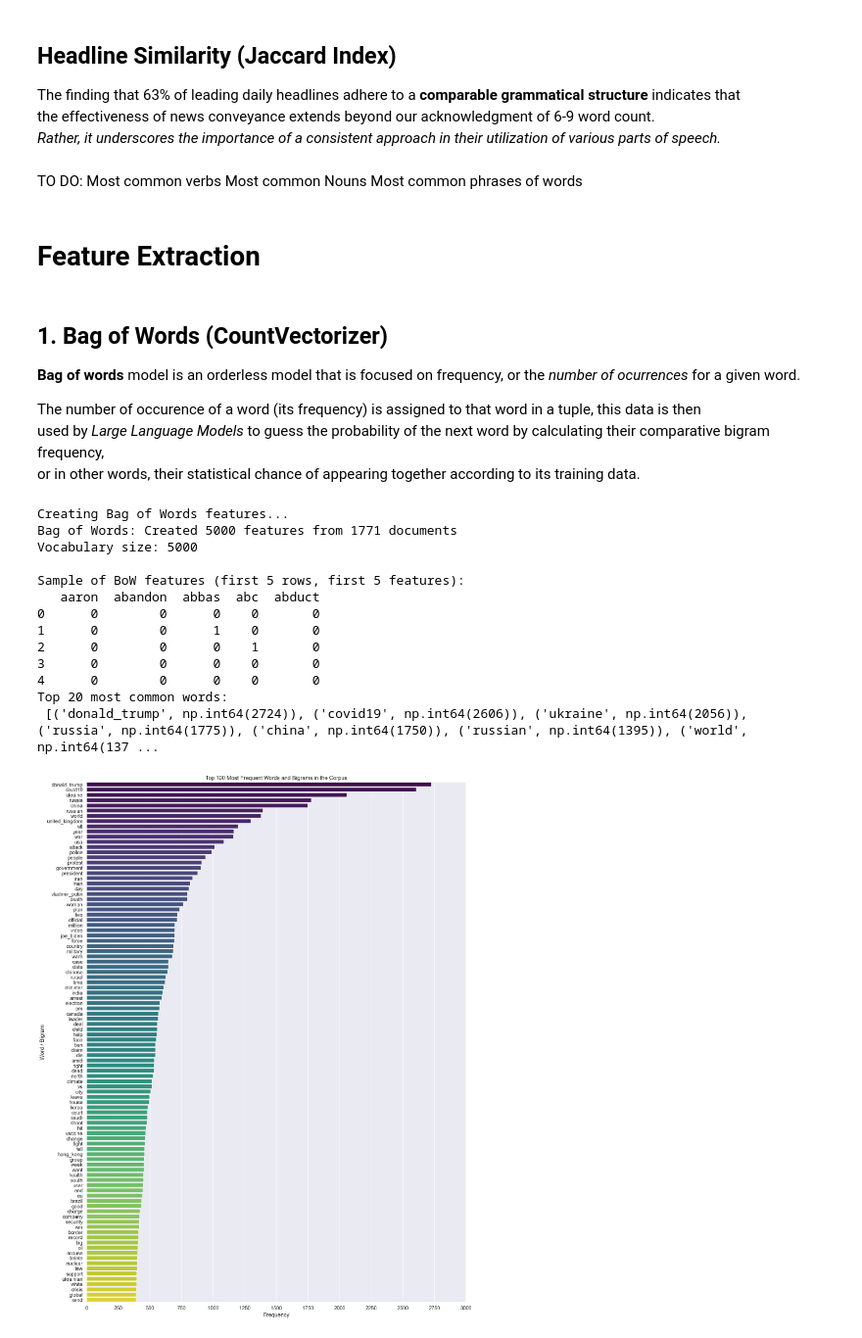
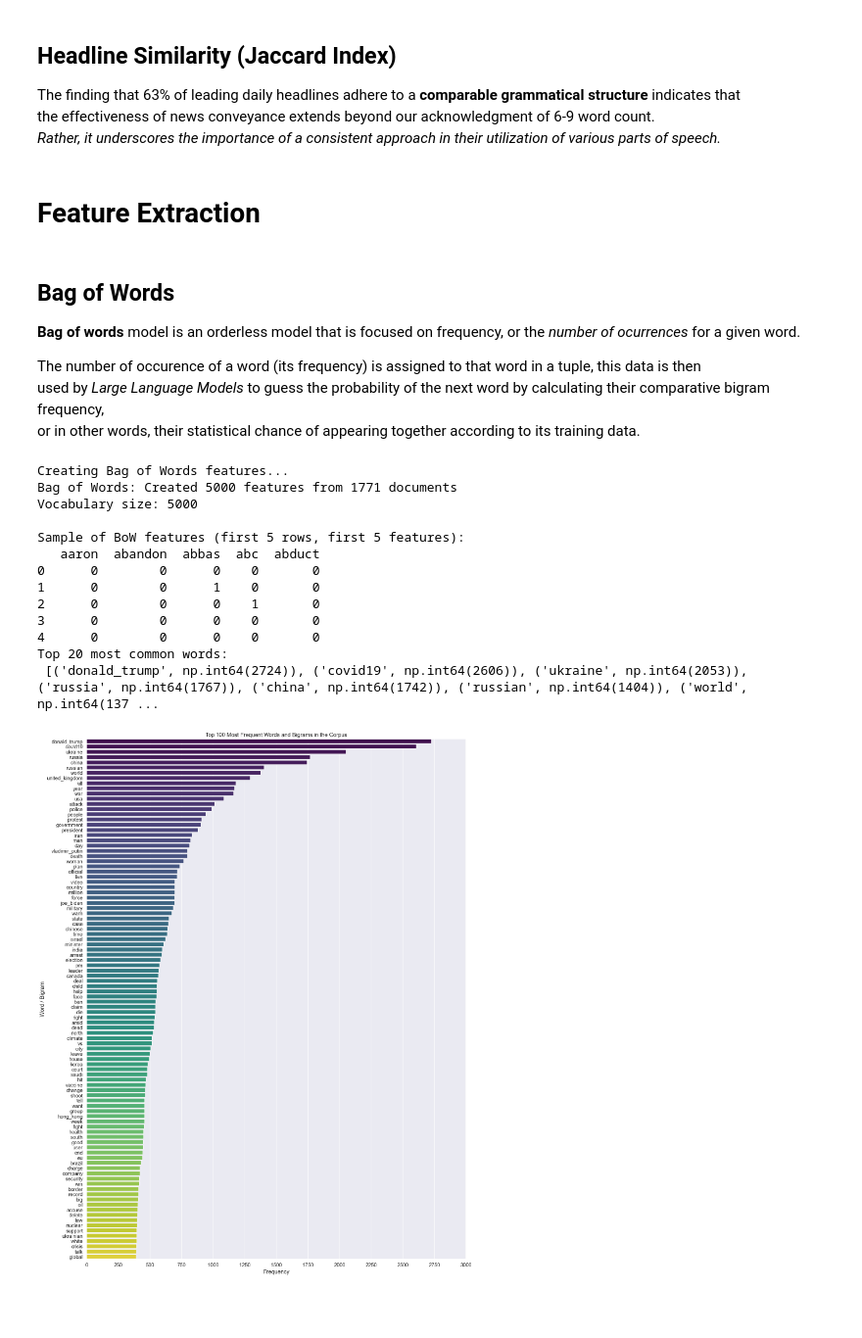
Before and after one commit to Rockhardey54/NLPNewsAnalyzer, a Jupyter notebook: headlines.ipynb, the cells around one changed output. Shown at 98% size. Cells and saved outputs as stored; diff of their text form; code cells hidden in the pictures; blank space fills up the shorter version.

```diff
--- a/headlines.ipynb
+++ b/headlines.ipynb
@@ -1645,17 +1646,10 @@ Visualization complete! All plots have been saved as PNG files.
 The finding that 63% of leading daily headlines adhere to a **comparable grammatical structure** indicates that <br>
 the effectiveness of news conveyance extends beyond our acknowledgment of 6-9 word count. <br>
 *Rather, it underscores the importance of a consistent approach in their utilization of various parts of speech.*
-# %% [markdown]
-
-
- TO DO:
- Most common verbs
- Most common Nouns
- Most common phrases of words
 # %% [markdown]
 # Feature Extraction
 # %% [markdown]
-## 1. Bag of Words (CountVectorizer)
+## Bag of Words
 
 **Bag of words** model is an orderless model that is focused on frequency, or the *number of ocurrences* for a given word.
 
@@ -1678,7 +1672,7 @@ def tokens_to_string(token_list):
     return " ".join(str(token) for token in token_list)
 
 # Create corpus from lemmatized tokens
-corpus = news_df['lemmas_combined'].apply(tokens_to_string)
+corpus = news_df['lemmas_separate'].apply(tokens_to_string)
 
 # Initialize and fit the CountVectorizer
 bow_vectorizer = CountVectorizer(
@@ -1716,35 +1710,35 @@ word_counts = np.asarray(bow_features.sum(axis=0)).flatten()
 vocab_freq = list(zip(bow_feature_names, word_counts))
 vocab_freq.sort(key=lambda x: x[1], reverse=True)
 print("Top 20 most common words:\n", vocab_freq[:20])
 
 # Visualize top N words
 TOP_N = 100
 top_words_df = pd.DataFrame(vocab_freq[:TOP_N], columns=['word', 'count'])
 
 plt.figure(figsize=(16, 20))
 sns.barplot(data=top_words_df, x='count', y='word', palette='viridis')
 plt.title(f"Top {TOP_N} Most Frequent Words and Bigrams in the Corpus")
 plt.xlabel("Frequency")
 plt.xticks(range(0, 3001, 250))
 plt.ylabel("Word / Bigram")
 plt.tight_layout()
 plt.savefig('mostfrequentwords.png', dpi=100, bbox_inches='tight')
 plt.show()
 # %% [output]
 Creating Bag of Words features...
 Bag of Words: Created 5000 features from 1771 documents
 Vocabulary size: 5000
 
 Sample of BoW features (first 5 rows, first 5 features):
    aaron  abandon  abbas  abc  abduct
 0      0        0      0    0       0
 1      0        0      1    0       0
 2      0        0      0    1       0
 3      0        0      0    0       0
 4      0        0      0    0       0
 Top 20 most common words:
- [('donald_trump', np.int64(2724)), ('covid19', np.int64(2606)), ('ukraine', np.int64(2056)), ('russia', np.int64(1775)), ('china', np.int64(1750)), ('russian', np.int64(1395)), ('world', np.int64(137 ...
+ [('donald_trump', np.int64(2724)), ('covid19', np.int64(2606)), ('ukraine', np.int64(2053)), ('russia', np.int64(1767)), ('china', np.int64(1742)), ('russian', np.int64(1404)), ('world', np.int64(137 ...
-[figure, old version]
+[figure, new version]
 # %% [markdown]
 
 
```
Also changed, not shown: parts of 15 cells of this notebook, 3 other files.
